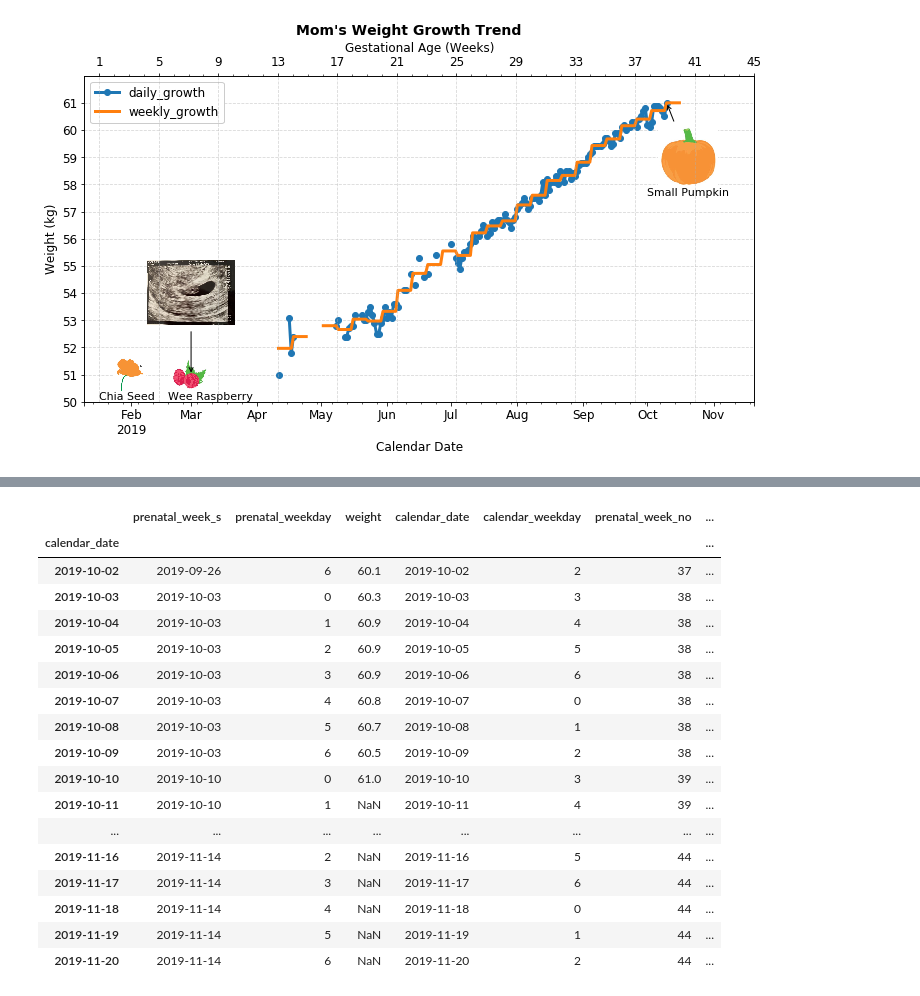
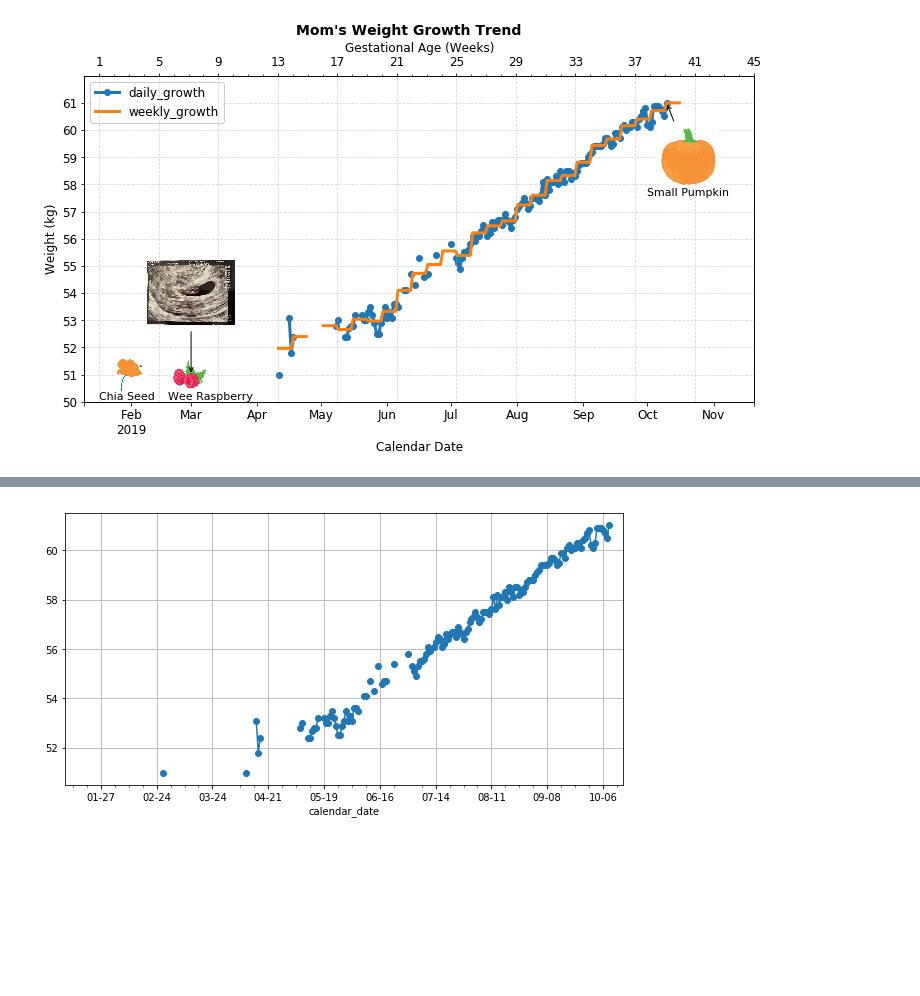
Before and after one commit to AngryJoy/JJBaby, a Jupyter notebook: tracking/weight_growth.ipynb, the cells around one changed output, grey strips where cells are left out. Drawn from its saved outputs; the diff is of its cells as text; code cells hidden in the pictures; blank space fills up the shorter version.

Commit message:
update weight

```diff
--- a/tracking/weight_growth.ipynb
+++ b/tracking/weight_growth.ipynb
@@ -183,21 +176,0 @@ new_data_l['weight'].plot(marker='o',
-# %%
-new_data_l.iloc[-50:]
-# %% [output]
-|  | prenatal_week_s | prenatal_weekday | weight | calendar_date | calendar_weekday | prenatal_week_no | ... |
-| calendar_date |  |  |  |  |  |  | ... |
-| 2019-10-02 | 2019-09-26 | 6 | 60.1 | 2019-10-02 | 2 | 37 | ... |
-| 2019-10-03 | 2019-10-03 | 0 | 60.3 | 2019-10-03 | 3 | 38 | ... |
-| 2019-10-04 | 2019-10-03 | 1 | 60.9 | 2019-10-04 | 4 | 38 | ... |
-| 2019-10-05 | 2019-10-03 | 2 | 60.9 | 2019-10-05 | 5 | 38 | ... |
-| 2019-10-06 | 2019-10-03 | 3 | 60.9 | 2019-10-06 | 6 | 38 | ... |
-| 2019-10-07 | 2019-10-03 | 4 | 60.8 | 2019-10-07 | 0 | 38 | ... |
-| 2019-10-08 | 2019-10-03 | 5 | 60.7 | 2019-10-08 | 1 | 38 | ... |
-| 2019-10-09 | 2019-10-03 | 6 | 60.5 | 2019-10-09 | 2 | 38 | ... |
-| 2019-10-10 | 2019-10-10 | 0 | 61.0 | 2019-10-10 | 3 | 39 | ... |
-| 2019-10-11 | 2019-10-10 | 1 | NaN | 2019-10-11 | 4 | 39 | ... |
-| ... | ... | ... | ... | ... | ... | ... | ... |
-| 2019-11-16 | 2019-11-14 | 2 | NaN | 2019-11-16 | 5 | 44 | ... |
-| 2019-11-17 | 2019-11-14 | 3 | NaN | 2019-11-17 | 6 | 44 | ... |
-| 2019-11-18 | 2019-11-14 | 4 | NaN | 2019-11-18 | 0 | 44 | ... |
-| 2019-11-19 | 2019-11-14 | 5 | NaN | 2019-11-19 | 1 | 44 | ... |
-| 2019-11-20 | 2019-11-14 | 6 | NaN | 2019-11-20 | 2 | 44 | ... |
@@ -205,0 +177,9 @@ ax.tick_params?
+# %%
+ax = new_data_l['weight'].plot(marker='o', grid=True, figsize=(10, 5),
+                              xlim=['2019-01-10', '2019-10-17'])
+# ax.minorticks_off()
+days = WeekdayLocator(THURSDAY, interval=4)
+ax.xaxis.set_major_locator(days)
+ax.xaxis.set_major_formatter(DateFormatter("%m-%d"))
+# %% [output]
+[figure, added]
```
Also changed, not shown: parts of 4 cells of this notebook, 1 other file.
